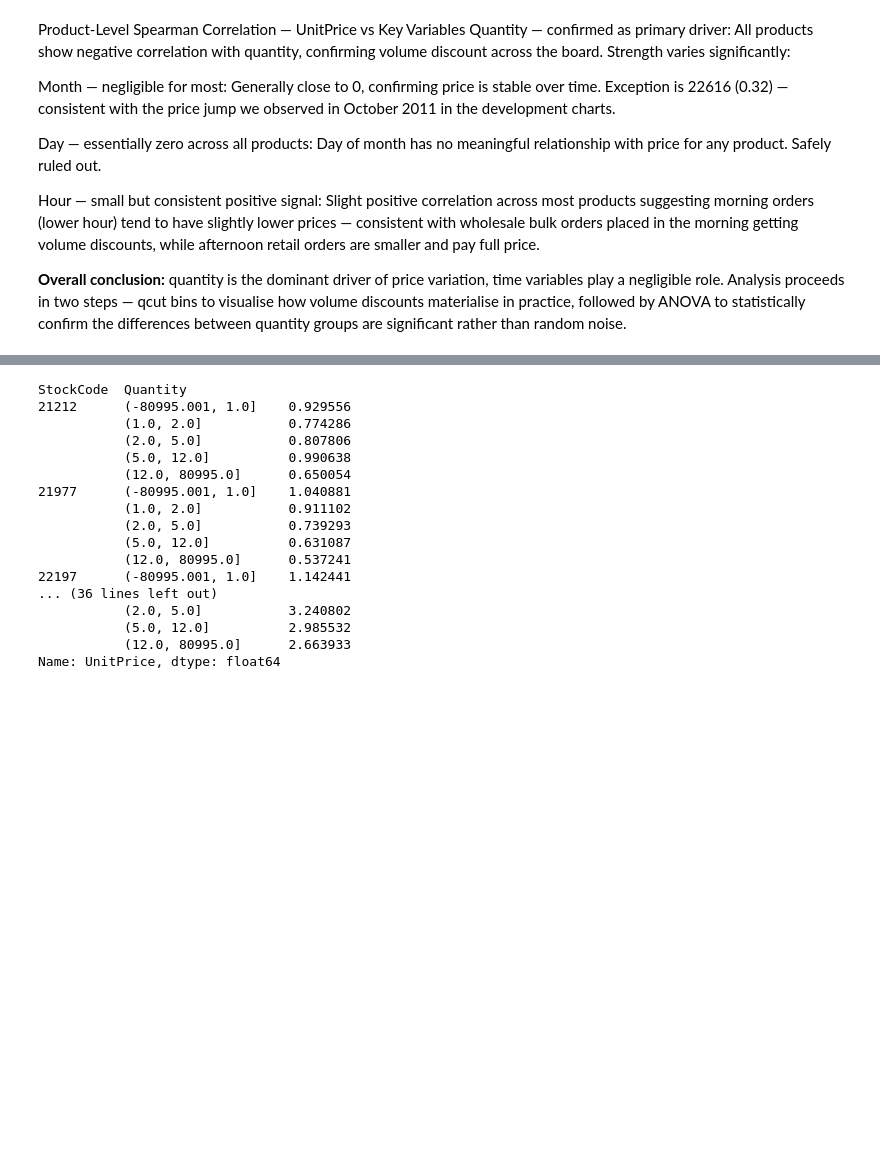
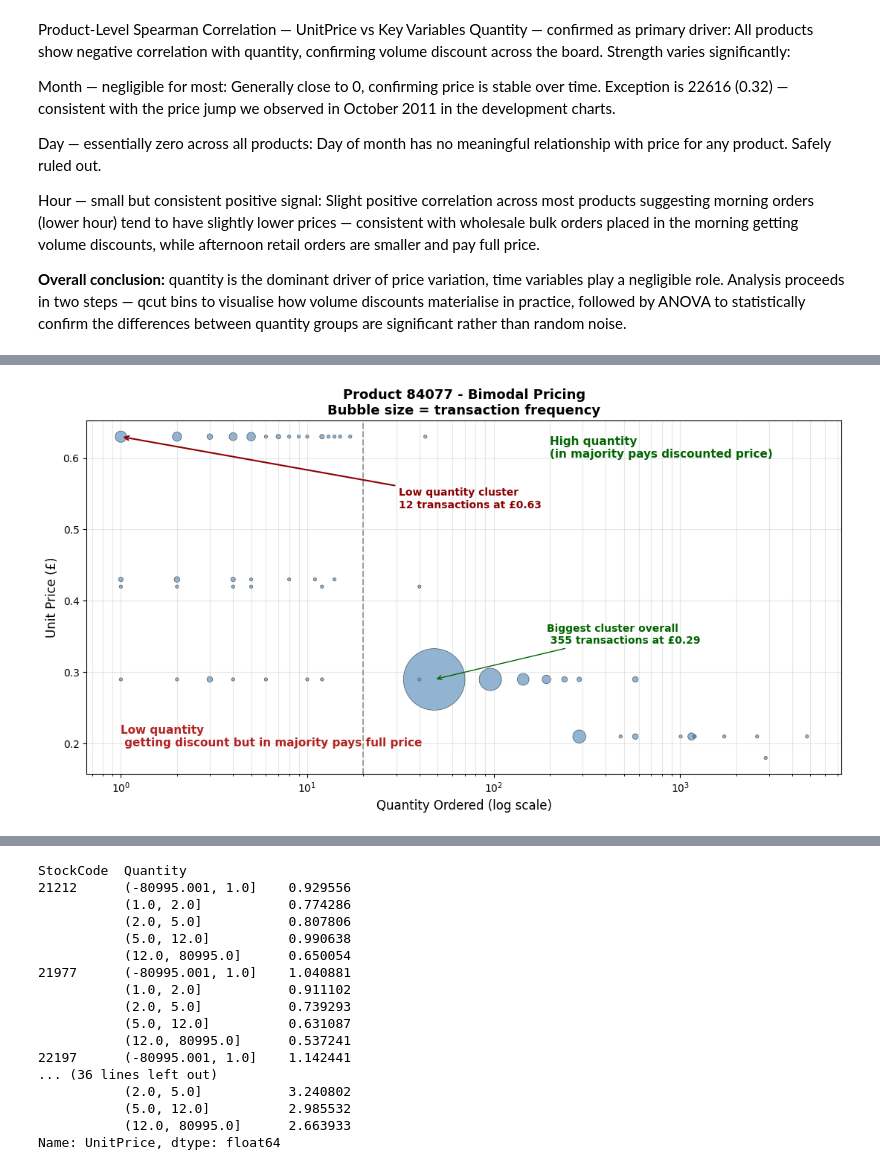
Before and after one commit to filipburger/retail_analysis, a Jupyter notebook: retail_analysis.ipynb, the cells around one changed output, grey strips where cells are left out. Drawn from its saved outputs; the diff is of its cells as text; code cells hidden in the pictures; blank space fills up the shorter version.

Commit message:
Pricing structure: add bubble charts comparing two product patterns

```diff
--- a/retail_analysis.ipynb
+++ b/retail_analysis.ipynb
@@ -728,0 +923,72 @@ Slight positive correlation across most products suggesting morning orders (lowe
+# %%
+
+product_bimodal = 84077
+# Safe approach - converts to string always
+df_bimodal = df[
+    (df['StockCode'].astype(str) == str(product_bimodal)) &
+    (df['IsReturn'] == False) &
+    (df['UnitPrice'] > 0)
+].copy()
+
+fig, ax = plt.subplots(figsize=(11, 6))
+
+# Just two things: dots sized by frequency + a dividing line
+scatter = ax.scatter(
+    freq['Quantity'],
+    freq['UnitPrice'],
+    s=freq['Count'] * 10,
+    alpha=0.6,
+    color='steelblue',
+    edgecolors='black',
+    linewidth=0.5
+)
+
+# Log scale so both zones visible
+ax.set_xscale('log')
+
+# Just ONE vertical line separating tiers
+ax.axvline(x=20, color='gray', linestyle='--',
+           alpha=0.7, linewidth=1.5)
+
+# Low quantity annotation
+ax.text(1, ax.get_ylim()[1] * 0.30,
+        'Low quantity\n getting discount but in majority pays full price',
+        ha='left', color='firebrick',
+        fontsize=11, fontweight='bold')
+
+# High quantity annotation
+ax.text(200, ax.get_ylim()[1] * 0.92,
+        'High quantity\n(in majority pays discounted price)',
+        ha='left', color='darkgreen',
+        fontsize=11, fontweight='bold')
+
+# Annotate the most common "retail" price
+retail_top = freq[freq['Quantity'] <= 20].nlargest(1, 'Count').iloc[0]
+ax.annotate(
+    f'Low quantity cluster\n{int(retail_top["Count"])} transactions at £{retail_top["UnitPrice"]:.2f}',
+    xy=(retail_top['Quantity'], retail_top['UnitPrice']),
+    xytext=(retail_top['Quantity'] + 30, retail_top['UnitPrice'] - 0.1),
+    fontsize=10, fontweight='bold', color='darkred',
+    arrowprops=dict(arrowstyle='->', color='darkred', lw=1.5))
+
+# Annotate biggest bubble
+biggest = freq.nlargest(1, 'Count').iloc[0]
+ax.annotate(
+    f'Biggest cluster overall\n {int(biggest["Count"])} transactions at £{biggest["UnitPrice"]:.2f}',
+    xy=(biggest['Quantity'], biggest['UnitPrice']),
+    xytext=(biggest['Quantity'] * 4, biggest['UnitPrice'] + 0.05),
+    fontsize=10, color='darkgreen', fontweight='bold',
+    arrowprops=dict(arrowstyle='->', color='darkgreen')
+)
+
+ax.set_xlabel('Quantity Ordered (log scale)', fontsize=12)
+ax.set_ylabel('Unit Price (£)', fontsize=12)
+ax.set_title(f'Product {product_bimodal} - Bimodal Pricing\n'
+             f'Bubble size = transaction frequency',
+             fontsize=13, fontweight='bold')
+ax.grid(True, alpha=0.3, which='both')
+
+plt.tight_layout()
+plt.show()
+# %% [output]
+[figure, added]
```
Also changed, not shown: parts of 10 cells of this notebook.
